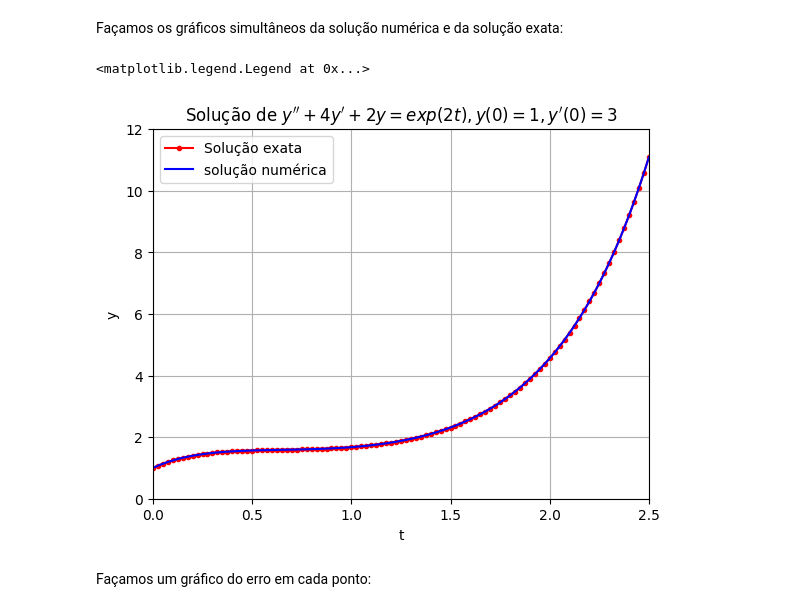
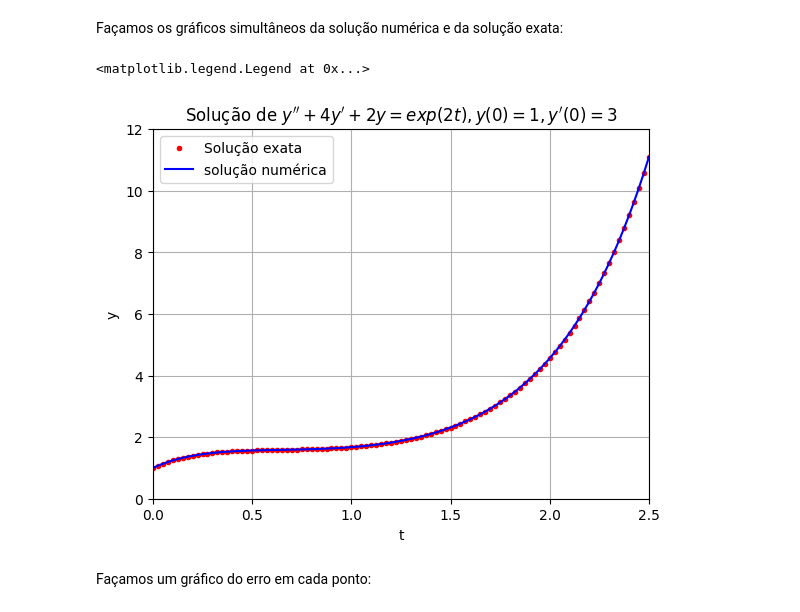
Before and after one commit to fernandodeeke/can2025, a Jupyter notebook: metodos_2_ordem.ipynb, the cells around one changed output. Saved outputs shown, nothing was run; the diff lists cells and outputs as text; code cells hidden in the pictures.

```diff
--- a/metodos_2_ordem.ipynb
+++ b/metodos_2_ordem.ipynb
@@ -384,17 +384,17 @@ ye = lambda x: np.exp((-2.+2**(1/2))*x)*(13./28.+33.*2**(1/2)/28)+np.exp(-(2.+2*
 # %% [markdown]
 Façamos os gráficos simultâneos da solução numérica e da solução exata:
 # %%
-plt.plot(t,U1em,'r.-')
+plt.plot(t,U1em,'r.')
 plt.plot(t,ye(t),'b-')
 plt.axis([0,2.5,0,12])
 plt.grid(True)
 plt.title("Solução de $y''+4y'+2y=exp(2t), y(0)=1, y'(0)=3$");
 plt.xlabel('t')
 plt.ylabel('y')
 plt.legend(["Solução exata", "solução numérica"])
 # %% [output]
 <matplotlib.legend.Legend at 0x...>
-[figure, old version]
+[figure, new version]
 # %% [markdown]
 Façamos um gráfico do erro em cada ponto:
 # %%
```
